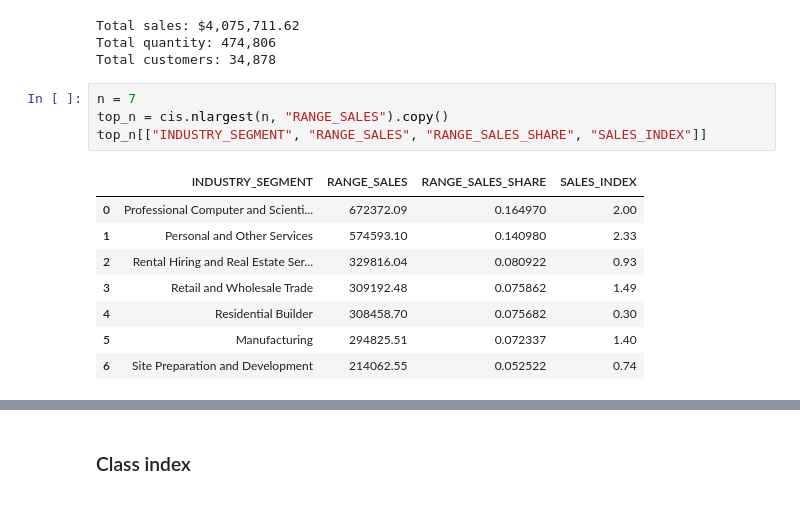
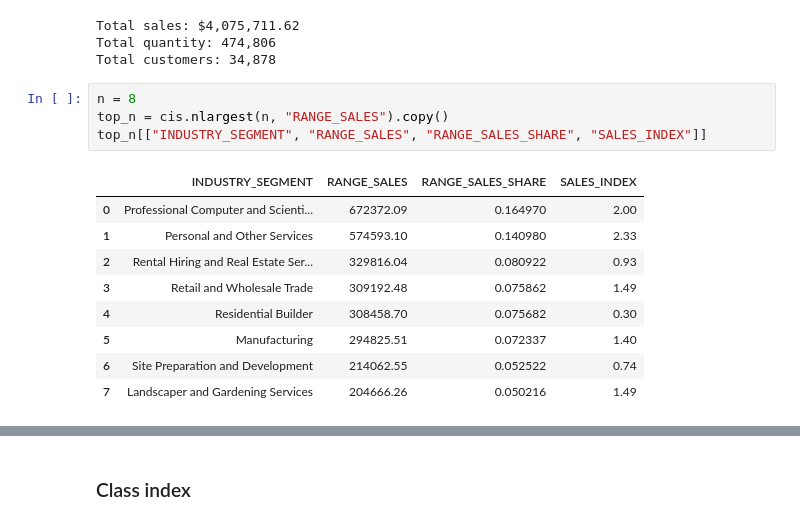
Before and after one commit to Meiji-Tran/Merch-Insights, a Jupyter notebook: NZ RR/400 GROWING MEDIA/General insights/profiling.ipynb, the cells around one changed output, grey strips where cells are left out. Cells and saved outputs as stored; diff of their text form.

```diff
--- a/NZ RR/400 GROWING MEDIA/General insights/profiling.ipynb
+++ b/NZ RR/400 GROWING MEDIA/General insights/profiling.ipynb
@@ -160,18 +190,19 @@ Total sales: $4,075,711.62
 Total quantity: 474,806
 Total customers: 34,878
 # %%
-n = 7
+n = 8
 top_n = cis.nlargest(n, "RANGE_SALES").copy()
 top_n[["INDUSTRY_SEGMENT", "RANGE_SALES", "RANGE_SALES_SHARE", "SALES_INDEX"]]
 # %% [output]
 |  | INDUSTRY_SEGMENT | RANGE_SALES | RANGE_SALES_SHARE | SALES_INDEX |
 | 0 | Professional Computer and Scienti... | 672372.09 | 0.164970 | 2.00 |
 | 1 | Personal and Other Services | 574593.10 | 0.140980 | 2.33 |
 | 2 | Rental Hiring and Real Estate Ser... | 329816.04 | 0.080922 | 0.93 |
 | 3 | Retail and Wholesale Trade | 309192.48 | 0.075862 | 1.49 |
 | 4 | Residential Builder | 308458.70 | 0.075682 | 0.30 |
 | 5 | Manufacturing | 294825.51 | 0.072337 | 1.40 |
 | 6 | Site Preparation and Development | 214062.55 | 0.052522 | 0.74 |
+| 7 | Landscaper and Gardening Services | 204666.26 | 0.050216 | 1.49 |
 # %%
 print(f"Top {n} segments - sales share: {top_n['RANGE_SALES_SHARE'].sum():.2%}")
 print(f"Top {n} segments - quantity share: {top_n['RANGE_QUANTITY_SHARE'].sum():.2%}")
```
Also changed, not shown: parts of 11 cells of this notebook, 3 other files.
